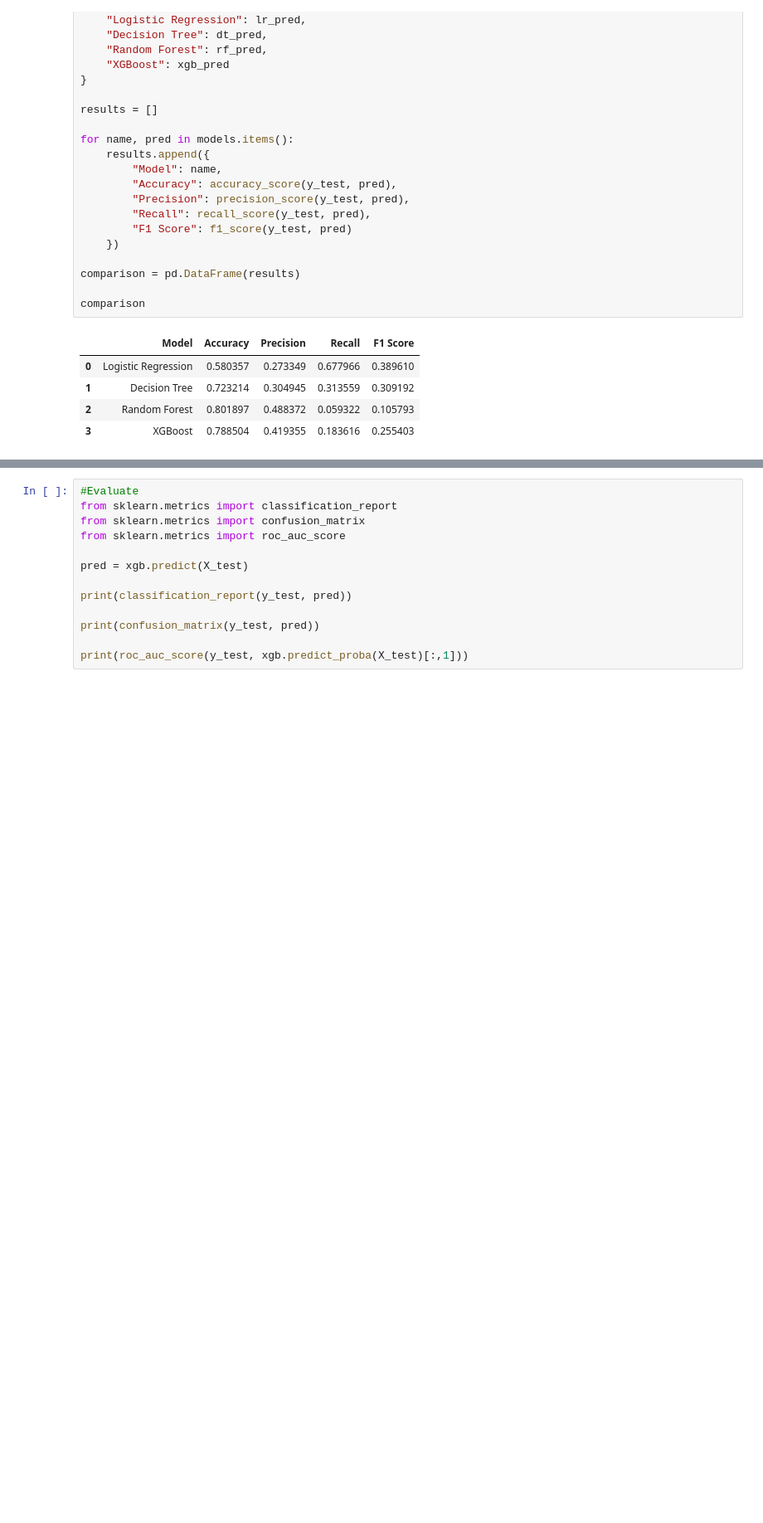
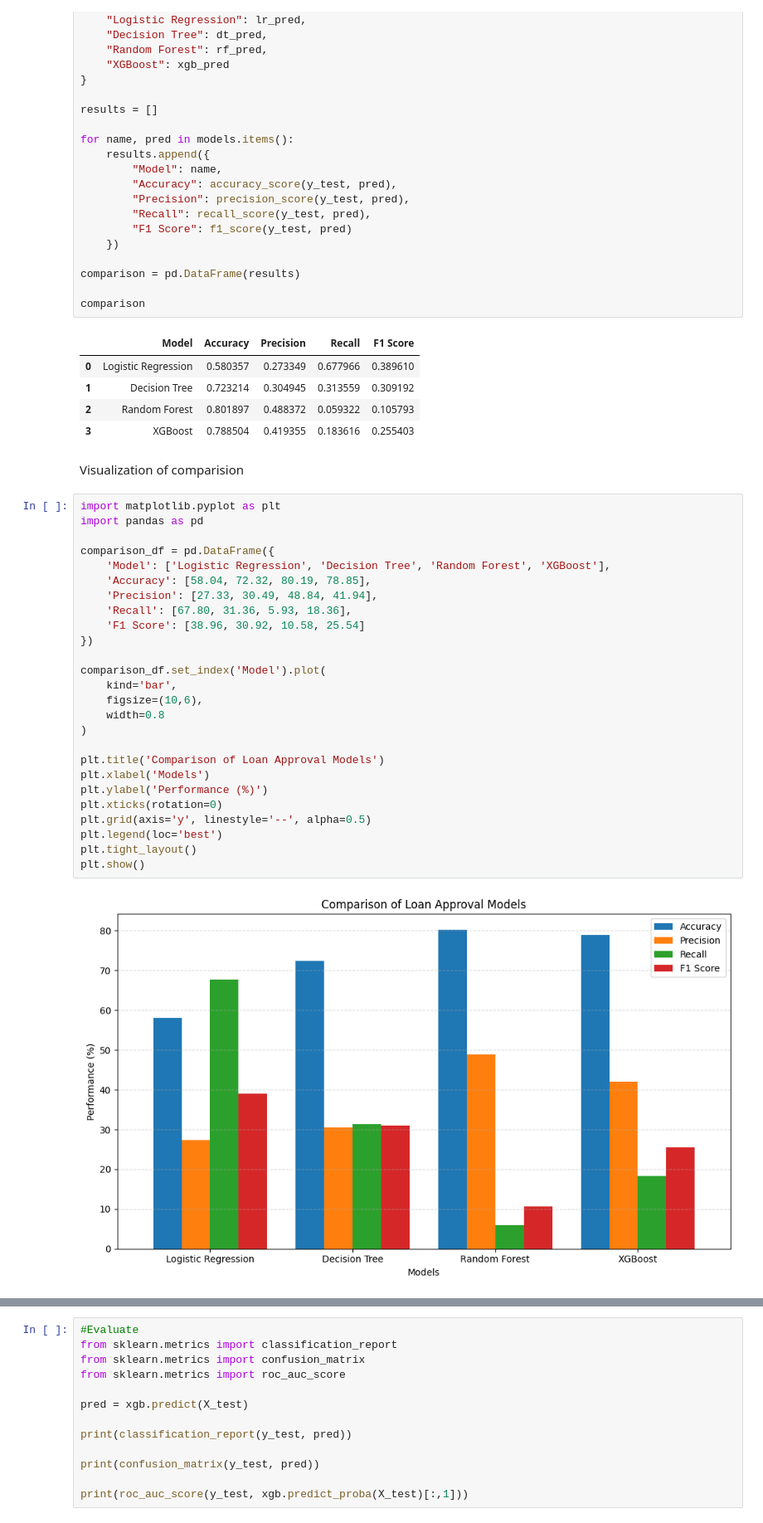
Before and after one commit to bhatturvashi2618-sketch/capstoneproject2, a Jupyter notebook: Copy_of_loan_approval.ipynb, the cells around one changed output, grey strips where cells are left out. Shown at 83% size. Cells and saved outputs as stored; diff of their text form; blank space fills up the shorter version.

```diff
--- a/Copy_of_loan_approval.ipynb
+++ b/Copy_of_loan_approval.ipynb
@@ -603,3 +603,33 @@ comparison
 | 1 | Decision Tree | 0.723214 | 0.304945 | 0.313559 | 0.309192 |
 | 2 | Random Forest | 0.801897 | 0.488372 | 0.059322 | 0.105793 |
 | 3 | XGBoost | 0.788504 | 0.419355 | 0.183616 | 0.255403 |
+# %% [markdown]
+Visualization of comparision
+# %%
+import matplotlib.pyplot as plt
+import pandas as pd
+
+comparison_df = pd.DataFrame({
+    'Model': ['Logistic Regression', 'Decision Tree', 'Random Forest', 'XGBoost'],
+    'Accuracy': [58.04, 72.32, 80.19, 78.85],
+    'Precision': [27.33, 30.49, 48.84, 41.94],
+    'Recall': [67.80, 31.36, 5.93, 18.36],
+    'F1 Score': [38.96, 30.92, 10.58, 25.54]
+})
+
+comparison_df.set_index('Model').plot(
+    kind='bar',
+    figsize=(10,6),
+    width=0.8
+)
+
+plt.title('Comparison of Loan Approval Models')
+plt.xlabel('Models')
+plt.ylabel('Performance (%)')
+plt.xticks(rotation=0)
+plt.grid(axis='y', linestyle='--', alpha=0.5)
+plt.legend(loc='best')
+plt.tight_layout()
+plt.show()
+# %% [output]
+[figure, added]
```
Also changed, not shown: parts of 4 cells of this notebook.
